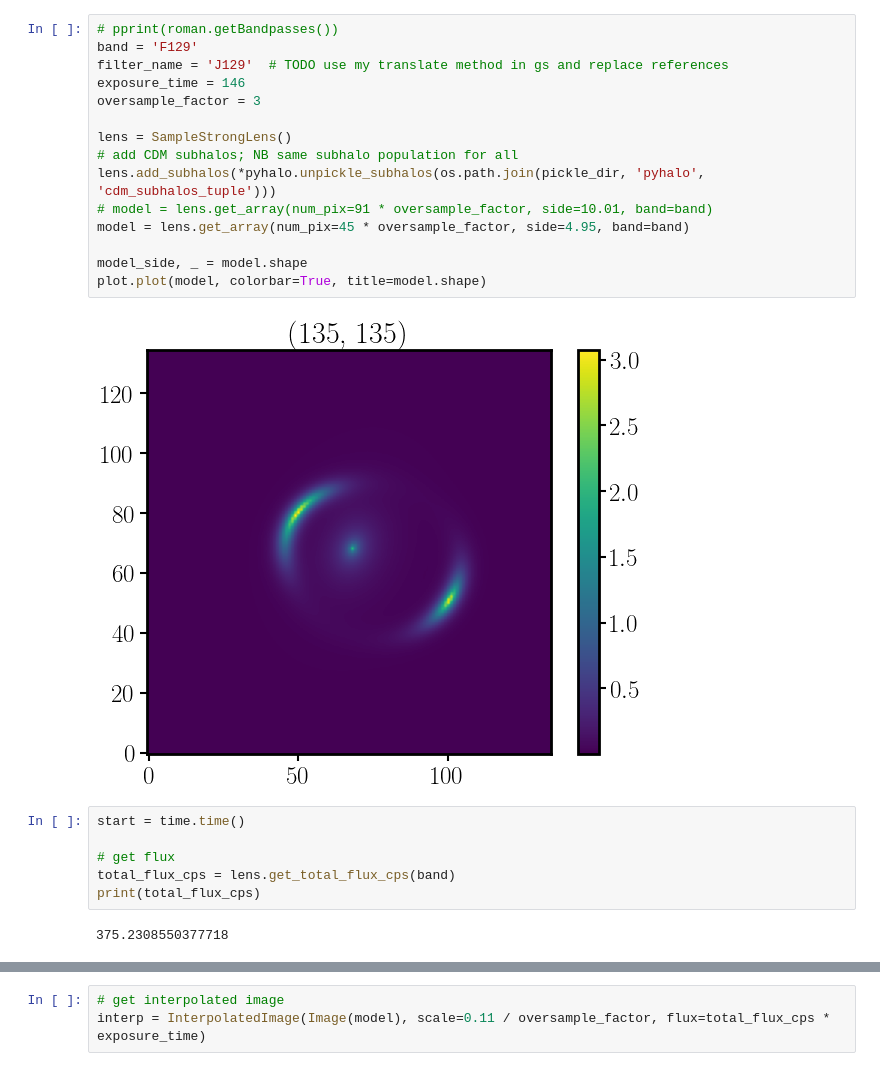
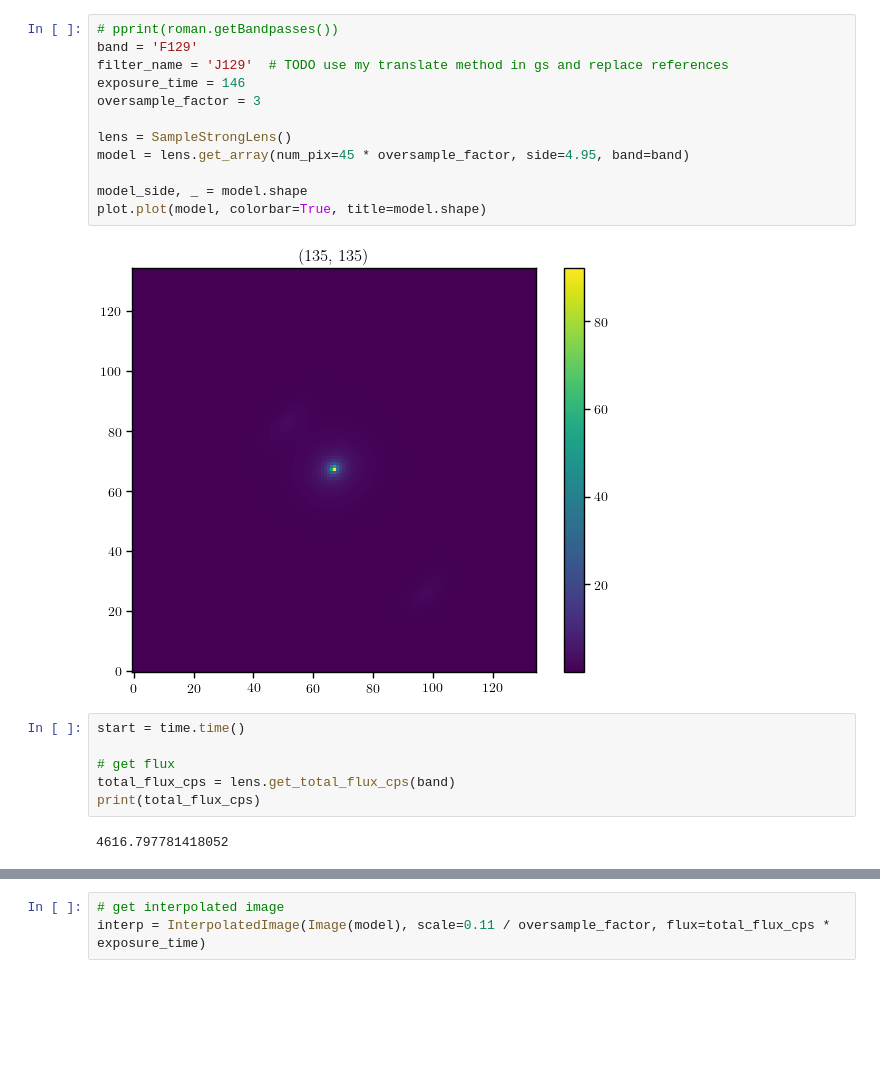
Before and after one commit to AstroMusers/mejiro, a Jupyter notebook: notebooks/galsim/galsim.ipynb, the cells around one changed output, grey strips where cells are left out. Drawn from its saved outputs; the diff is of its cells as text; blank space fills up the shorter version.

```diff
--- a/notebooks/galsim/galsim.ipynb
+++ b/notebooks/galsim/galsim.ipynb
@@ -39,20 +46,17 @@ from mejiro.helpers import pyhalo, psf
 # %%
 # pprint(roman.getBandpasses())
 band = 'F129'
 filter_name = 'J129'  # TODO use my translate method in gs and replace references
 exposure_time = 146
 oversample_factor = 3
 
 lens = SampleStrongLens()
-# add CDM subhalos; NB same subhalo population for all
-lens.add_subhalos(*pyhalo.unpickle_subhalos(os.path.join(pickle_dir, 'pyhalo', 'cdm_subhalos_tuple')))
-# model = lens.get_array(num_pix=91 * oversample_factor, side=10.01, band=band)
 model = lens.get_array(num_pix=45 * oversample_factor, side=4.95, band=band)
 
 model_side, _ = model.shape
 plot.plot(model, colorbar=True, title=model.shape)
 # %% [output]
-[figure, old version]
+[figure, new version]
 # %%
 start = time.time()
 
@@ -60,7 +64,7 @@ start = time.time()
 total_flux_cps = lens.get_total_flux_cps(band)
 print(total_flux_cps)
 # %% [output]
-375.2308550377718
+4616.797781418052
 # %%
 roman_filters = roman.getBandpasses(AB_zeropoint=True)
 pprint(roman_filters)
```
Also changed, not shown: parts of 10 cells of this notebook, 1 other file.
